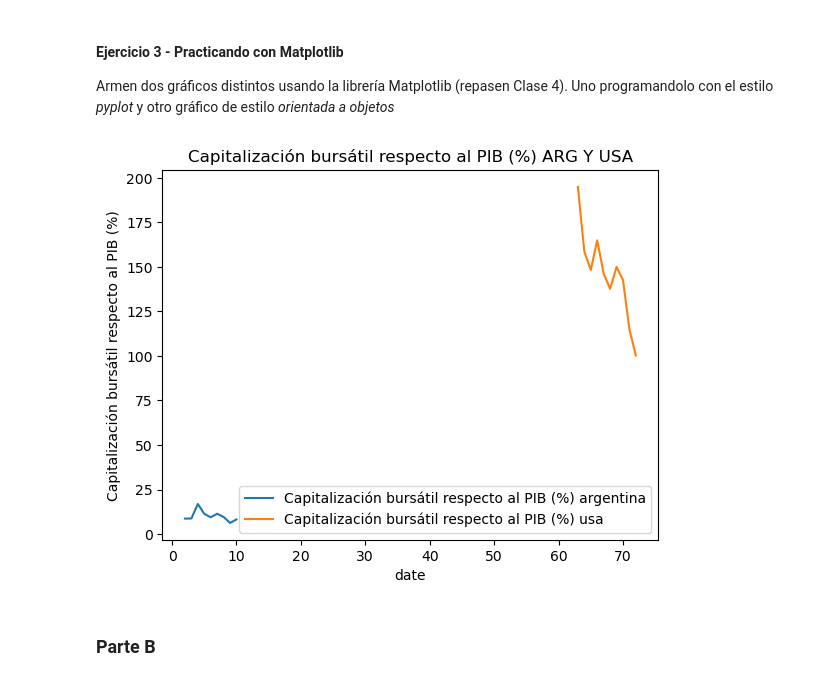
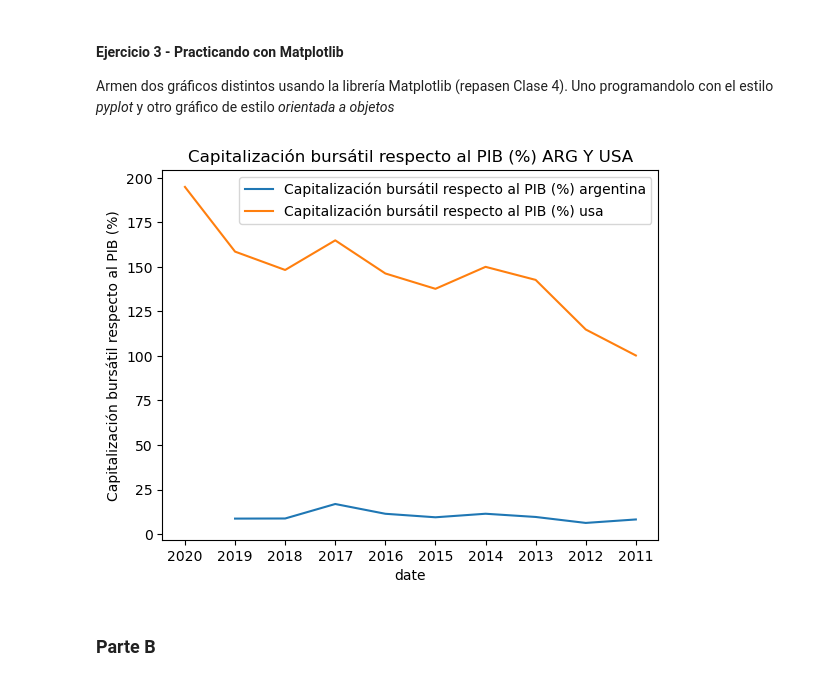
Before and after one commit to Eleconomistagus/-BigDataUBA-Grupo-25, a Jupyter notebook: TPs/TP1_Jugando con APIS y Webscrapping/TP1-UBA.ipynb, the cells around one changed output. Drawn from its saved outputs; the diff is of its cells as text; code cells hidden in the pictures.

```diff
--- a/TPs/TP1_Jugando con APIS y Webscrapping/TP1-UBA.ipynb
+++ b/TPs/TP1_Jugando con APIS y Webscrapping/TP1-UBA.ipynb
@@ -94,19 +94,25 @@ Armen dos gráficos distintos usando la librería Matplotlib (repasen Clase 4).
 # %%
 # Resolver acá estilo pyplot
 import matplotlib.pyplot as plt
 # Definimos  vectores  de datos  para  serie 1 (Capitalización bursátil respecto al PIB (%))
 x1 = df_argentina[df_argentina["country"]=="Argentina"]["Capitalización bursátil respecto al PIB (%)"]
-y1 = df_usa[df_usa["country"]=="United States"]["Capitalización bursátil respecto al PIB (%)"]
-plt.plot(x1, label="Capitalización bursátil respecto al PIB (%) argentina") # serie 1
-plt.plot(y1, label="Capitalización bursátil respecto al PIB (%) usa") # serie 2
+y1 = df_argentina[df_argentina["country"]=="Argentina"]["date"]
+# Definimos  vectores  de datos  para  serie 2 (térmica)
+x2 = df_usa[df_usa["country"]=="United States"]["Capitalización bursátil respecto al PIB (%)"]
+y2 = df_usa[df_usa["country"]=="United States"]["date"]
+
+
+plt.plot(y1, x1, label="Capitalización bursátil respecto al PIB (%) argentina") # serie 1
+plt.plot(y2, x2, label="Capitalización bursátil respecto al PIB (%) usa") # serie 2
+
 # Modifico  labels
 plt.xlabel("date")
 plt.ylabel("Capitalización bursátil respecto al PIB (%)")
 plt.title("Capitalización bursátil respecto al PIB (%) ARG Y USA")
 plt.legend()
 plt.show()
 # %% [output]
-[figure, old version]
+[figure, new version]
 # %%
 # Resolver acá estilo orientado-objetos
 # Tip: aprovechar este estilo de programar una figura para hacerlo más lindo
```
